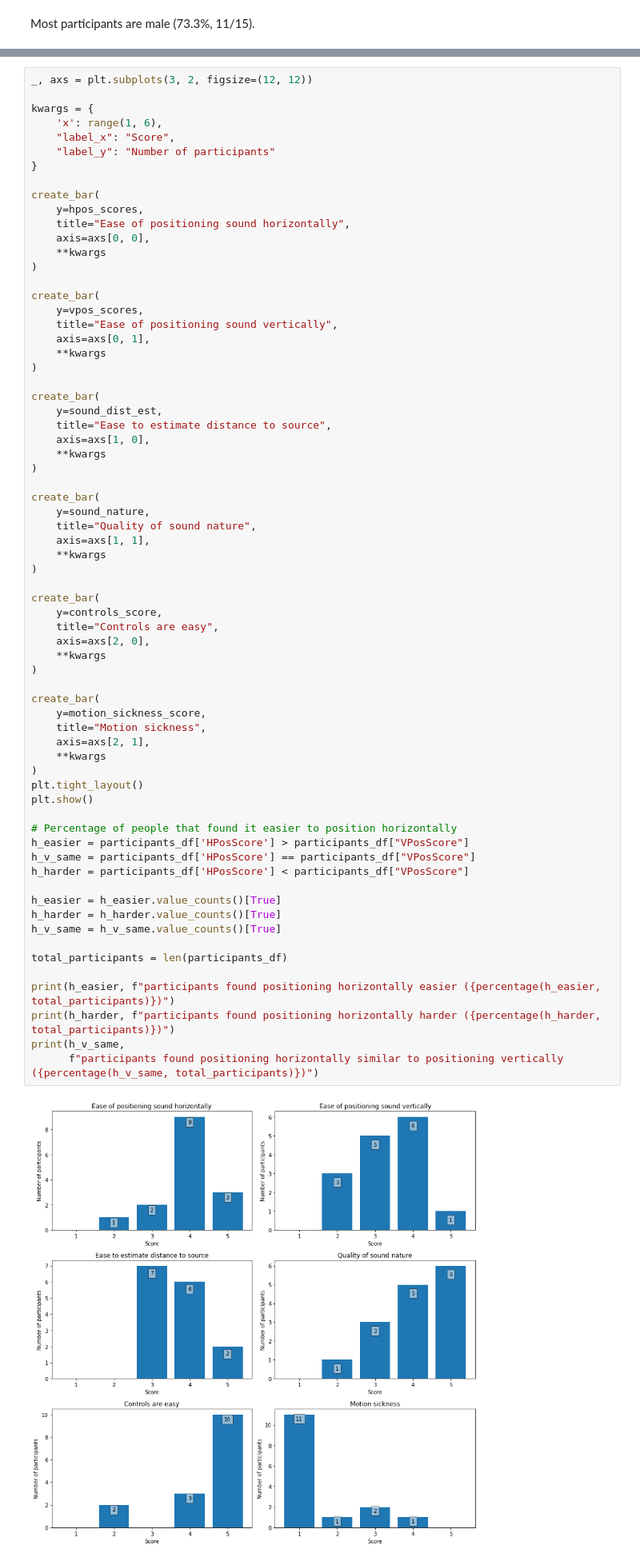
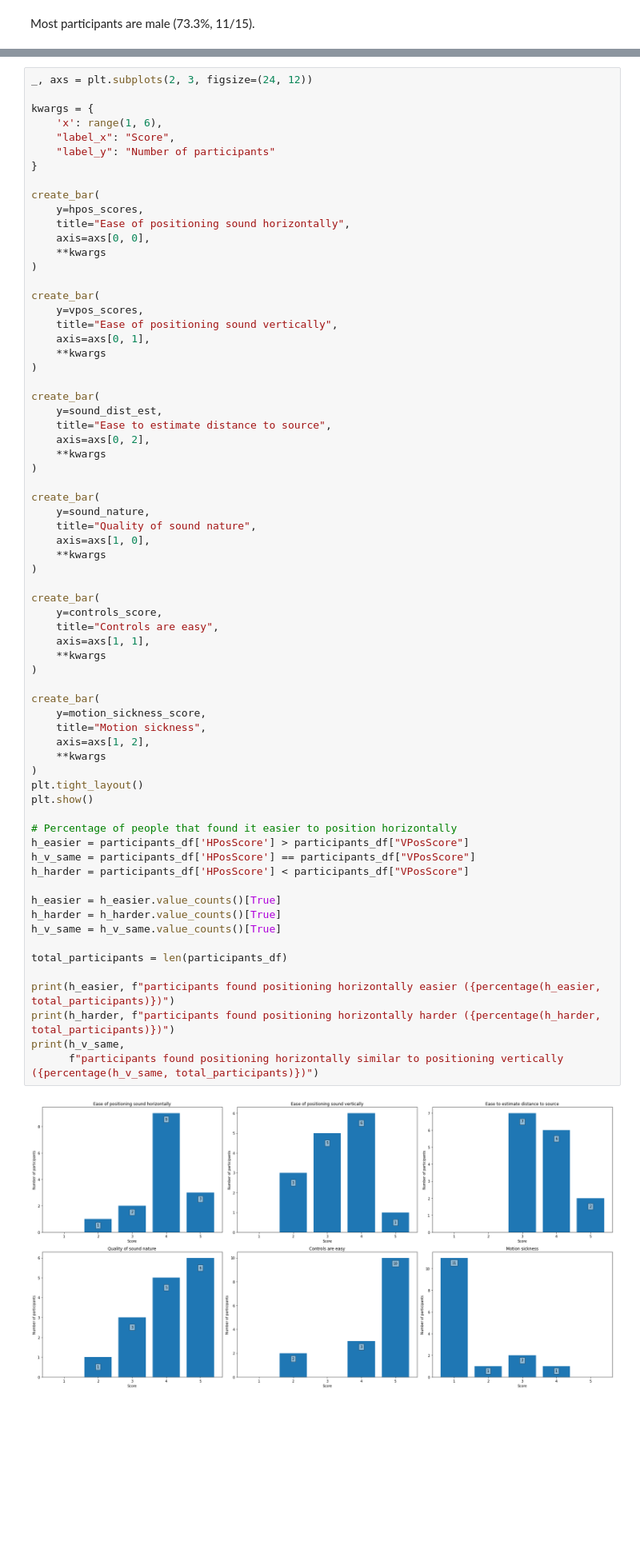
Before and after one commit to FreekDS/Analysis-Spatial-Audio-In-VR, a Jupyter notebook: spatial-audio-analysis.ipynb, the cells around one changed output, grey strips where cells are left out. Shown: that part at 80% size. Cells and saved outputs as stored; diff of their text form; blank space fills up the shorter version.

```diff
--- a/spatial-audio-analysis.ipynb
+++ b/spatial-audio-analysis.ipynb
@@ -248,7 +248,7 @@ def create_bar(x, y, title, label_x, label_y, axis):
     axis.set(xlabel=label_x, ylabel=label_y)
     return plt
 # %%
-_, axs = plt.subplots(3, 2, figsize=(12, 12))
+_, axs = plt.subplots(2, 3, figsize=(24, 12))
 
 kwargs = {
     'x': range(1, 6),
@@ -273,50 +273,50 @@ create_bar(
 create_bar(
     y=sound_dist_est,
     title="Ease to estimate distance to source",
-    axis=axs[1, 0],
+    axis=axs[0, 2],
     **kwargs
 )
 
 create_bar(
     y=sound_nature,
     title="Quality of sound nature",
-    axis=axs[1, 1],
+    axis=axs[1, 0],
     **kwargs
 )
 
 create_bar(
     y=controls_score,
     title="Controls are easy",
-    axis=axs[2, 0],
+    axis=axs[1, 1],
     **kwargs
 )
 
 create_bar(
     y=motion_sickness_score,
     title="Motion sickness",
-    axis=axs[2, 1],
+    axis=axs[1, 2],
     **kwargs
 )
 plt.tight_layout()
 plt.show()
 
 # Percentage of people that found it easier to position horizontally
 h_easier = participants_df['HPosScore'] > participants_df["VPosScore"]
 h_v_same = participants_df['HPosScore'] == participants_df["VPosScore"]
 h_harder = participants_df['HPosScore'] < participants_df["VPosScore"]
 
 h_easier = h_easier.value_counts()[True]
 h_harder = h_harder.value_counts()[True]
 h_v_same = h_v_same.value_counts()[True]
 
 total_participants = len(participants_df)
 
 print(h_easier, f"participants found positioning horizontally easier ({percentage(h_easier, total_participants)})")
 print(h_harder, f"participants found positioning horizontally harder ({percentage(h_harder, total_participants)})")
 print(h_v_same,
       f"participants found positioning horizontally similar to positioning vertically ({percentage(h_v_same, total_participants)})")
 # %% [output]
-[figure, old version]
+[figure, new version]
 7 participants found positioning horizontally easier (46.67%)
 2 participants found positioning horizontally harder (13.33%)
 6 participants found positioning horizontally similar to positioning vertically (40.0%)
```
Also changed, not shown: parts of 9 cells of this notebook.
